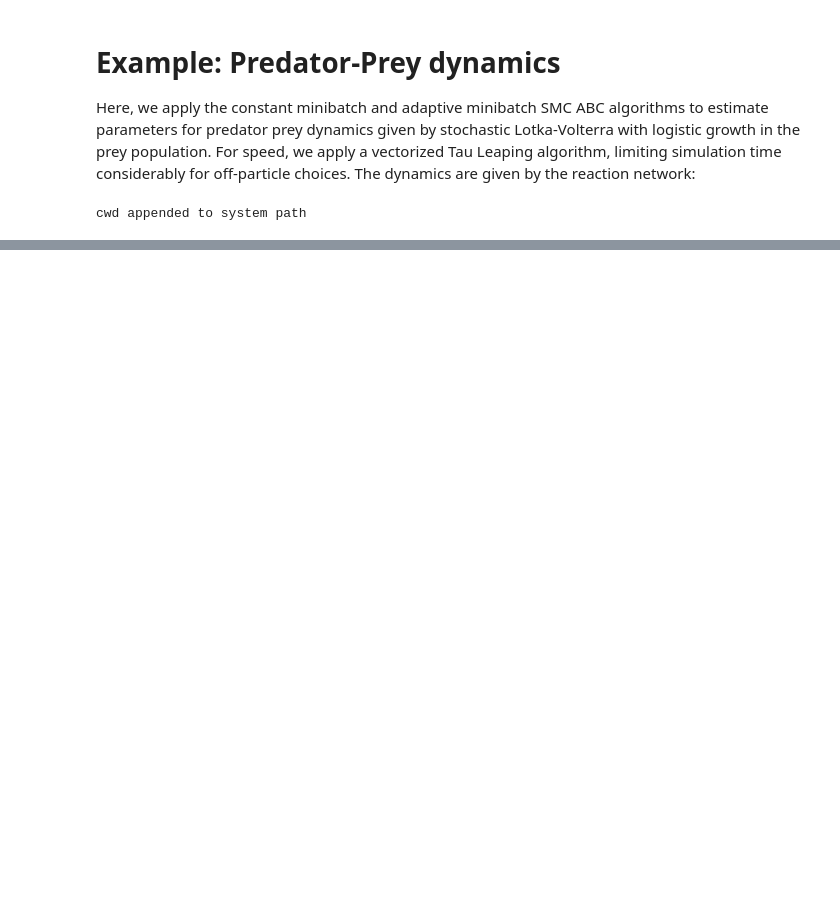
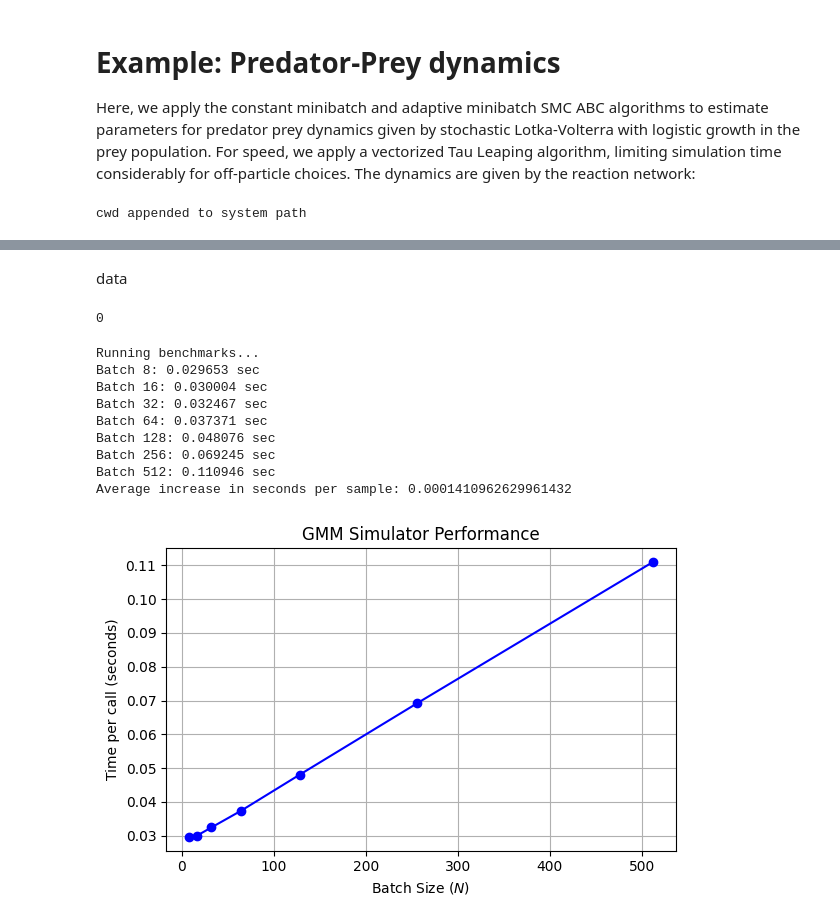
Before and after one commit to JacyZanussi/adaptive_minibatch_smc_abc, a Jupyter notebook: example_predator_prey.ipynb, the cells around one changed output, grey strips where cells are left out. Drawn from its saved outputs; the diff is of its cells as text; code cells hidden in the pictures; blank space fills up the shorter version.

Commit message:
More examples. FVC over replicates introduced

```diff
--- a/example_predator_prey.ipynb
+++ b/example_predator_prey.ipynb
@@ -64,5 +43,0 @@ ax.plot(times,ts[:,:,1].T,color = 'red',alpha = 0.3);
-# %%
-dt = 0.01
-n = 2
-%timeit lv_sim.tau_leaping(ic[np.random.choice(sample_size,n)],t_max,alpha,beta,gamma,delta,dt=dt,K = 10000)
-%timeit lv_sim.euler_maruyama(ic[np.random.choice(sample_size,n)],10,alpha,beta,gamma,delta,sigma,dt = dt)
@@ -71,0 +44,16 @@ n = 2
+# %% [markdown]
+data
+# %%
+## Setup and tau leaping example
+sample_size = 2000
+alpha,beta,gamma,delta = 4,0.01,4,1
+K = 10000
+t_max = 5
+dt = 0.01
+ic = np.random.uniform(400,600,size=(sample_size,2))
+
+times,data = lv_sim.tau_leaping(ic,t_max,alpha,beta,gamma,delta,dt = dt,K = K)
+
+print(np.sum(np.any(np.any(data == 0,axis=0),axis=1)))
+# %% [output]
+0
@@ -71,0 +116,13 @@ n = 2
+# %%
+utils.benchmark_time([8,16,32,64,128,256,512],lambda n: model([alpha,beta,gamma],np.random.choice(sample_size,n)))
+# %% [output]
+Running benchmarks...
+Batch 8: 0.029653 sec
+Batch 16: 0.030004 sec
+Batch 32: 0.032467 sec
+Batch 64: 0.037371 sec
+Batch 128: 0.048076 sec
+Batch 256: 0.069245 sec
+Batch 512: 0.110946 sec
+Average increase in seconds per sample: 0.0001410962629961432
+[figure, added]
```
Also changed, not shown: parts of 18 cells of this notebook, 5 other files.
